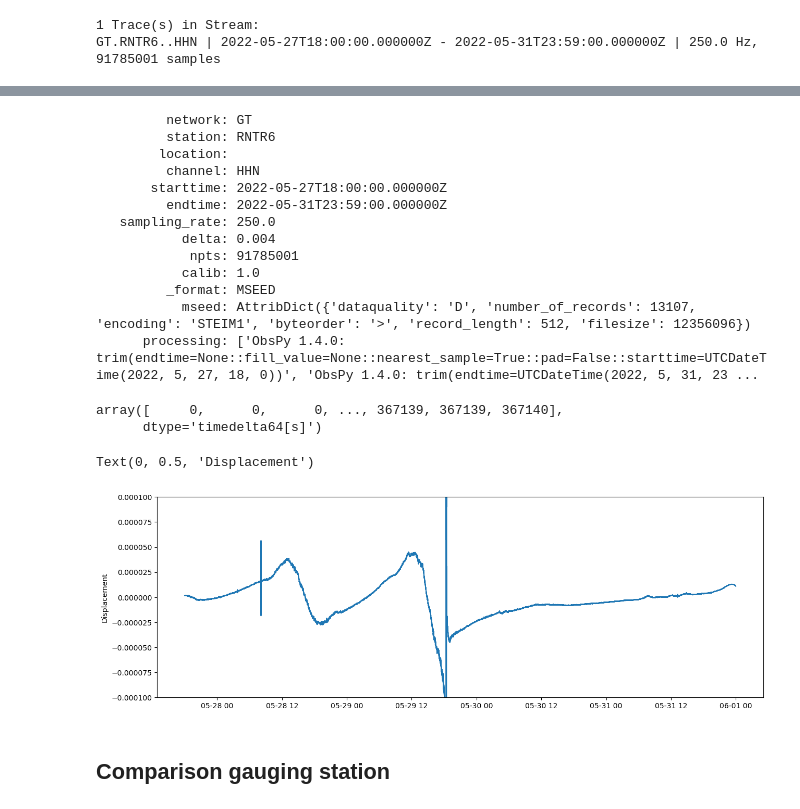
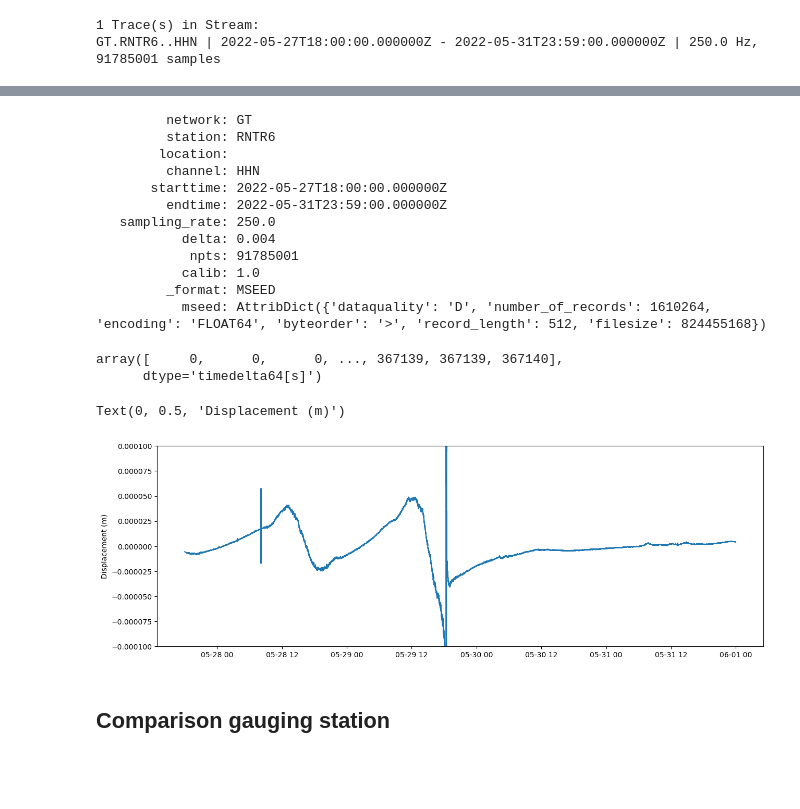
Before and after one commit to jgovoort/sismo-memo, a Jupyter notebook: Diana.ipynb, the cells around one changed output, grey strips where cells are left out. Saved outputs shown, nothing was run; the diff lists cells and outputs as text; code cells hidden in the pictures; blank space fills up the shorter version.

```diff
--- a/Diana.ipynb
+++ b/Diana.ipynb
@@ -88,0 +99,2 @@ traceZ.remove_response(inventory=inv, output = 'DISP')#, pre_filt = pre_filt)
+# %%
+trace = obspy.read("./Grims_Varia/DISP-Corrected-HHN_centaur-6_27052022to31052022.mseed")
@@ -107,8 +124,7 @@ trace[0].stats
             npts: 91785001
            calib: 1.0
          _format: MSEED
-           mseed: AttribDict({'dataquality': 'D', 'number_of_records': 13107, 'encoding': 'STEIM1', 'byteorder': '>', 'record_length': 512, 'filesize': 12356096})
-      processing: ['ObsPy 1.4.0: trim(endtime=None::fill_value=None::nearest_sample=True::pad=False::starttime=UTCDateTime(2022, 5, 27, 18, 0))', 'ObsPy 1.4.0: trim(endtime=UTCDateTime(2022, 5, 31, 23 ...
+           mseed: AttribDict({'dataquality': 'D', 'number_of_records': 1610264, 'encoding': 'FLOAT64', 'byteorder': '>', 'record_length': 512, 'filesize': 824455168})
 # %%
 AAA = np.arange(0,trace[0].stats.npts)
 # %%
@@ -123,12 +139,12 @@ array([     0,      0,      0, ..., 367139, 367139, 367140],
 # %%
 fig = plt.figure(figsize=(15,5))
 #t.plot()
 plt.plot(XXX,trace[0])
 plt.ylim(-.0001,.0001)
-plt.ylabel('Displacement')
+plt.ylabel('Displacement (m)')
 # %% [output]
-Text(0, 0.5, 'Displacement')
+Text(0, 0.5, 'Displacement (m)')
-[figure, old version]
+[figure, new version]
 # %% [markdown]
 ## Comparison gauging station
 # %%
```
Also changed, not shown: parts of 21 cells of this notebook, 4 other files.
